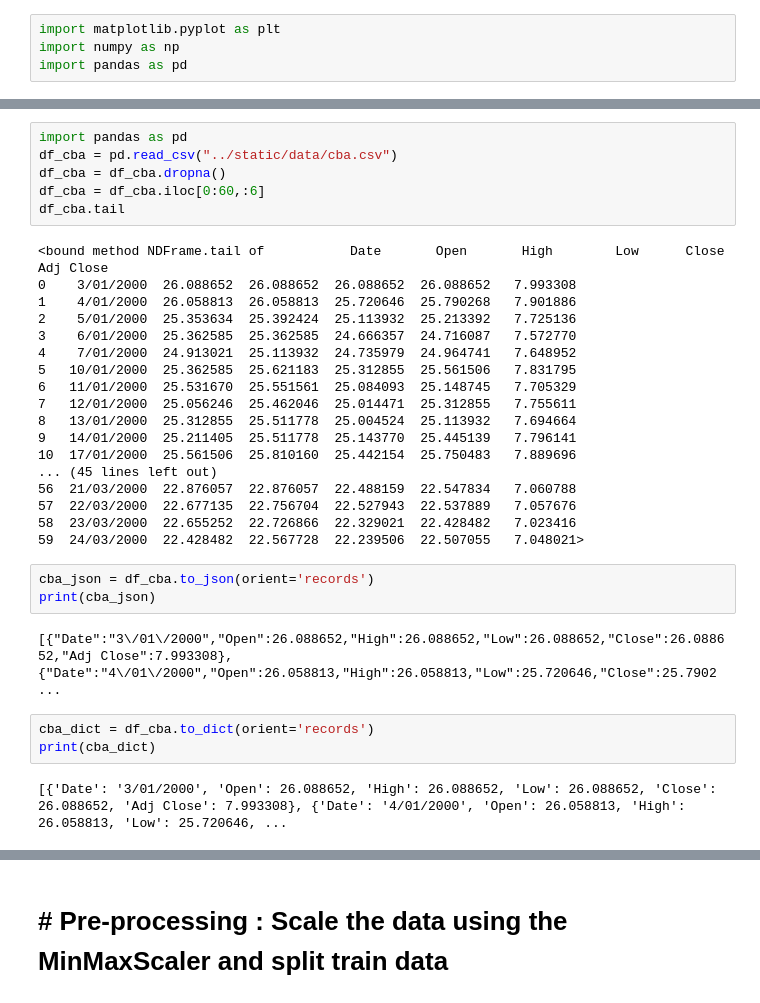
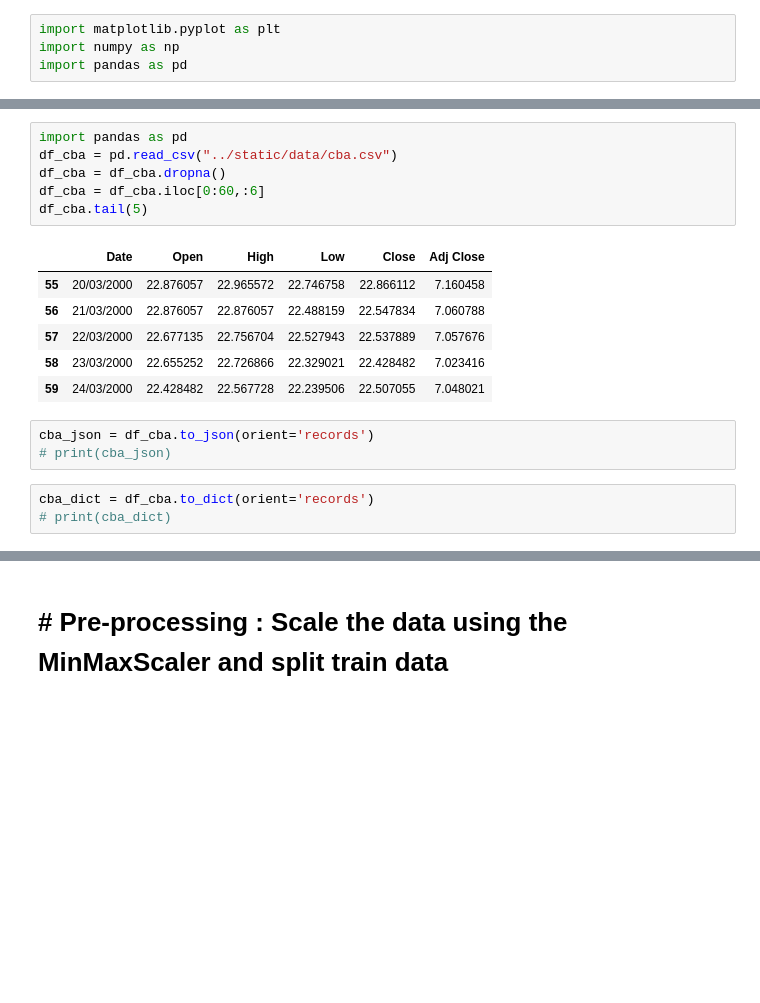
Before and after one commit to antoinetteboyle/Demystifying-ML, a Jupyter notebook: shares/ipynb_model_workings/LSTM_CBA.ipynb, the cells around one changed output, grey strips where cells are left out. Drawn from its saved outputs; the diff is of its cells as text; blank space fills up the shorter version.

```diff
--- a/shares/ipynb_model_workings/LSTM_CBA.ipynb
+++ b/shares/ipynb_model_workings/LSTM_CBA.ipynb
@@ -28,37 +28,22 @@ df_stock_less1.head()
 # %%
 import pandas as pd
 df_cba = pd.read_csv("../static/data/cba.csv")
 df_cba = df_cba.dropna()
 df_cba = df_cba.iloc[0:60,:6]
-df_cba.tail
+df_cba.tail(5)
 # %% [output]
-<bound method NDFrame.tail of           Date       Open       High        Low      Close  Adj Close
-0    3/01/2000  26.088652  26.088652  26.088652  26.088652   7.993308
-1    4/01/2000  26.058813  26.058813  25.720646  25.790268   7.901886
-2    5/01/2000  25.353634  25.392424  25.113932  25.213392   7.725136
-3    6/01/2000  25.362585  25.362585  24.666357  24.716087   7.572770
-4    7/01/2000  24.913021  25.113932  24.735979  24.964741   7.648952
-5   10/01/2000  25.362585  25.621183  25.312855  25.561506   7.831795
-6   11/01/2000  25.531670  25.551561  25.084093  25.148745   7.705329
-7   12/01/2000  25.056246  25.462046  25.014471  25.312855   7.755611
-8   13/01/2000  25.312855  25.511778  25.004524  25.113932   7.694664
-9   14/01/2000  25.211405  25.511778  25.143770  25.445139   7.796141
-10  17/01/2000  25.561506  25.810160  25.442154  25.750483   7.889696
-... (45 lines left out)
-56  21/03/2000  22.876057  22.876057  22.488159  22.547834   7.060788
-57  22/03/2000  22.677135  22.756704  22.527943  22.537889   7.057676
-58  23/03/2000  22.655252  22.726866  22.329021  22.428482   7.023416
-59  24/03/2000  22.428482  22.567728  22.239506  22.507055   7.048021>
+|  | Date | Open | High | Low | Close | Adj Close |
+| 55 | 20/03/2000 | 22.876057 | 22.965572 | 22.746758 | 22.866112 | 7.160458 |
+| 56 | 21/03/2000 | 22.876057 | 22.876057 | 22.488159 | 22.547834 | 7.060788 |
+| 57 | 22/03/2000 | 22.677135 | 22.756704 | 22.527943 | 22.537889 | 7.057676 |
+| 58 | 23/03/2000 | 22.655252 | 22.726866 | 22.329021 | 22.428482 | 7.023416 |
+| 59 | 24/03/2000 | 22.428482 | 22.567728 | 22.239506 | 22.507055 | 7.048021 |
 # %%
 cba_json = df_cba.to_json(orient='records')
-print(cba_json)
+# print(cba_json)
-# %% [output]
-[{"Date":"3\/01\/2000","Open":26.088652,"High":26.088652,"Low":26.088652,"Close":26.088652,"Adj Close":7.993308},{"Date":"4\/01\/2000","Open":26.058813,"High":26.058813,"Low":25.720646,"Close":25.7902 ...
 # %%
 cba_dict = df_cba.to_dict(orient='records')
-print(cba_dict)
+# print(cba_dict)
-# %% [output]
-[{'Date': '3/01/2000', 'Open': 26.088652, 'High': 26.088652, 'Low': 26.088652, 'Close': 26.088652, 'Adj Close': 7.993308}, {'Date': '4/01/2000', 'Open': 26.058813, 'High': 26.058813, 'Low': 25.720646, ...
 # %%
 df.info()
 # %% [output]
```
Also changed, not shown: parts of 29 cells of this notebook, 38 other files.
